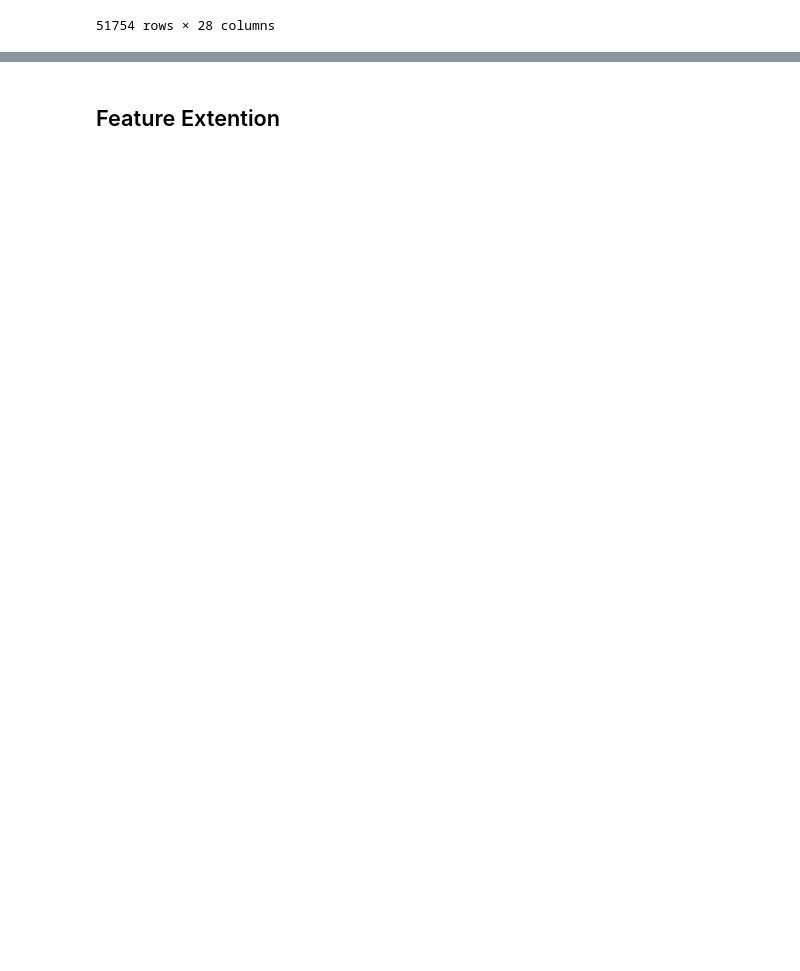
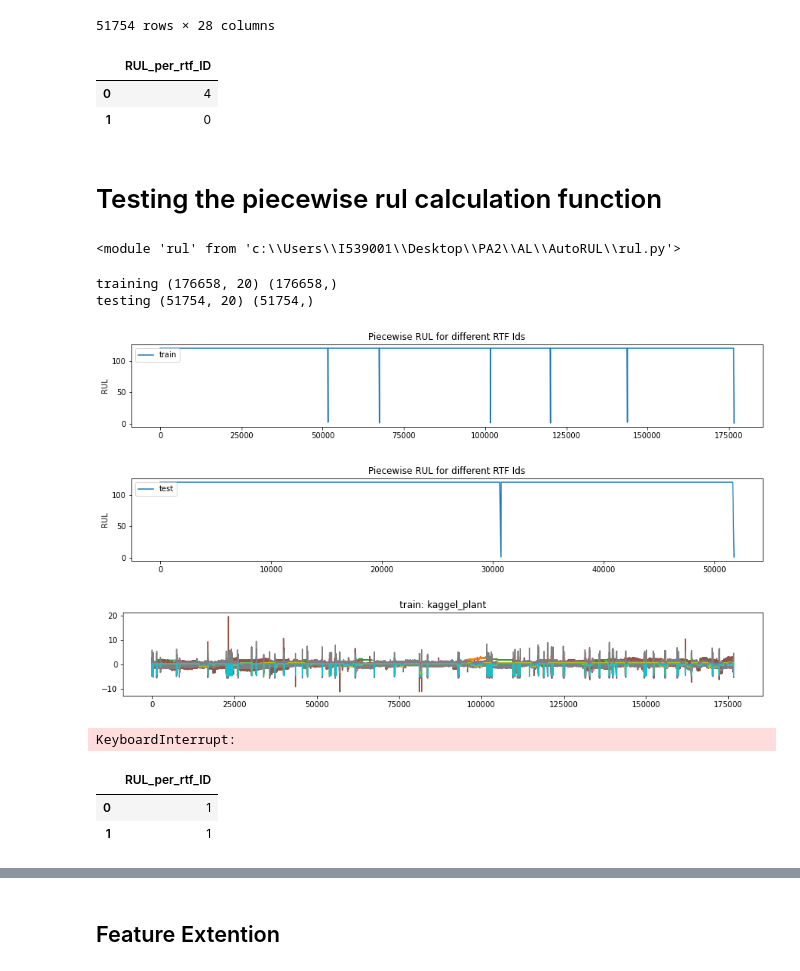
Before and after one commit to JoeZYX/AutoRUL, a Jupyter notebook: kaggel_plant.ipynb, the cells around one changed output, grey strips where cells are left out. Cells and saved outputs as stored; diff of their text form; code cells hidden in the pictures; blank space fills up the shorter version.

Commit message:
autorul function

```diff
--- a/kaggel_plant.ipynb
+++ b/kaggel_plant.ipynb
@@ -255,3 +271,34 @@ test_data_with_piecewise_rul
 | 228410 | 2 | 21019 | -99.331815 | -79.731577 | -12.462840 | -24.893464 | -22.380985 | -24.865574 | -22.284708 | -24.791926 | ... | ... |
 | 228411 | 2 | 21020 | -99.331815 | -79.731577 | -80.364357 | -82.219891 | -75.309812 | -77.586885 | -70.174131 | -69.434432 | ... | ... |
 51754 rows × 28 columns
+# %%
+extract_RUL_per_rtf_id(test_data_with_piecewise_rul)
+# %% [output]
+|  | RUL_per_rtf_ID |
+| 0 | 4 |
+| 1 | 0 |
+# %% [markdown]
+# Testing the piecewise rul calculation function
+# %%
+import importlib
+import rul
+importlib.reload(rul)
+# %% [output]
+<module 'rul' from 'c:\\Users\\I539001\\Desktop\\PA2\\AL\\AutoRUL\\rul.py'>
+# %%
+test  = rul.RemainingUsefulLife(x_train_data, x_test_data,test_RUL_per_rtf_id, train_rul_per_rtf_id= train_rul_per_rtf_id, max_life=120, epochs= 30)
+# %%
+train_data, test_data = test.auto_rul()
+# %% [output]
+training (176658, 20) (176658,)
+testing (51754, 20) (51754,)
+[figure, added]
+[figure, added]
+[figure, added]
+KeyboardInterrupt:
+# %%
+extract_RUL_per_rtf_id(test_data)
+# %% [output]
+|  | RUL_per_rtf_ID |
+| 0 | 1 |
+| 1 | 1 |
```
Also changed, not shown: parts of 21 cells of this notebook, 5 other files.
